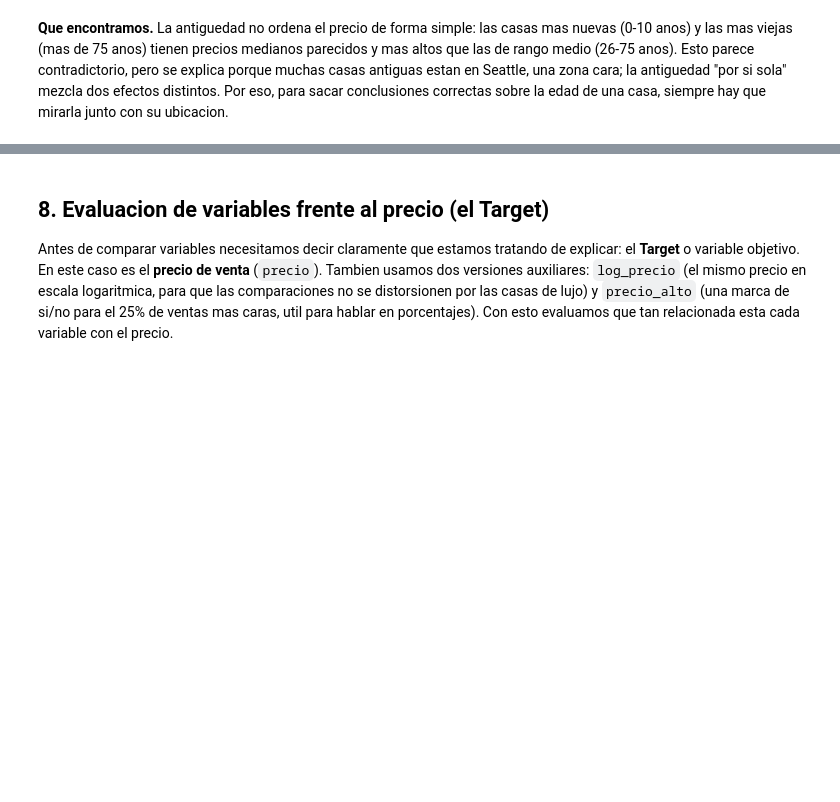
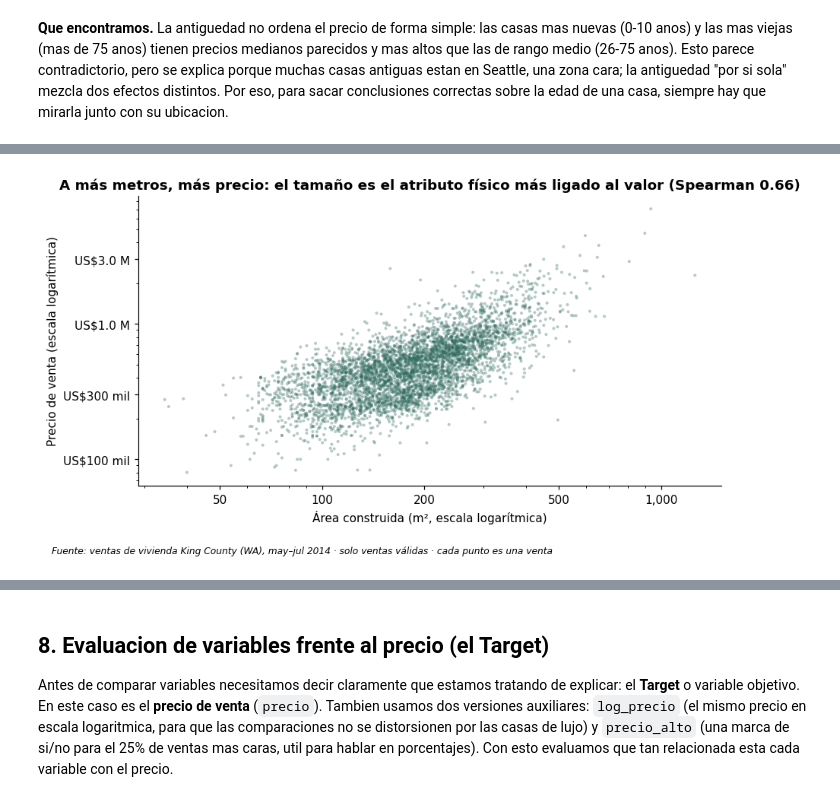
Before and after one commit to wantuds-crypto/Ciencia-datos-curso, a Jupyter notebook: Final_precios_inmuebles.ipynb, the cells around one changed output, grey strips where cells are left out. Drawn from its saved outputs; the diff is of its cells as text; code cells hidden in the pictures; blank space fills up the shorter version.

```diff
--- a/Final_precios_inmuebles.ipynb
+++ b/Final_precios_inmuebles.ipynb
@@ -488,0 +616,15 @@ plt.show()
+# %%
+# Gráfico 3
+m2 = validas["area_construida_sqft"].astype(float) * 0.092903
+from scipy import stats
+rho = stats.spearmanr(m2, validas["precio"]).statistic
+fig, ax = plt.subplots(figsize=(9, 4.5))
+ax.scatter(m2, validas["precio"], s=7, alpha=0.35, color=VERDE, edgecolors="none")
+ax.set_xscale("log"); ax.set_yscale("log")
+ax.set_xticks([50, 100, 200, 500, 1000]); ax.xaxis.set_major_formatter(mtick.FuncFormatter(lambda v, _: f"{v:,.0f}"))
+ax.set_yticks([1e5, 3e5, 1e6, 3e6]); ax.yaxis.set_major_formatter(miles)
+ax.set(title=f"A más metros, más precio: el tamaño es el atributo físico más ligado al valor (Spearman {rho:.2f})",
+       xlabel="Área construida (m², escala logarítmica)", ylabel="Precio de venta (escala logarítmica)")
+fig.text(0.01, -0.07, FUENTE + " · cada punto es una venta", fontsize=8, style="italic"); plt.show()
+# %% [output]
+[figure, added]
```
Also changed, not shown: parts of 46 cells of this notebook.
